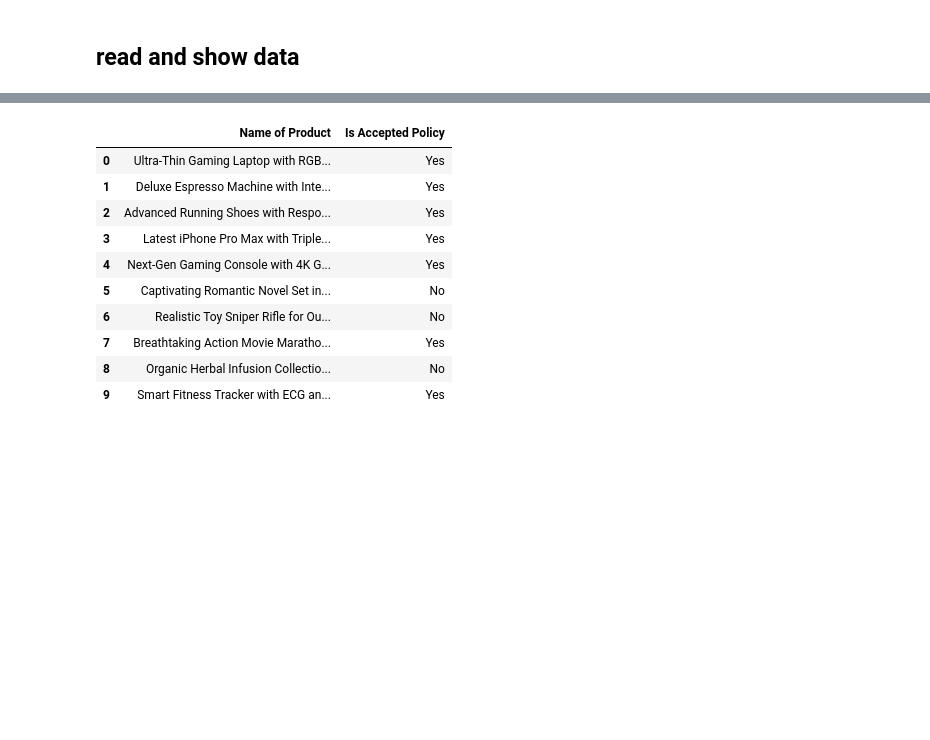
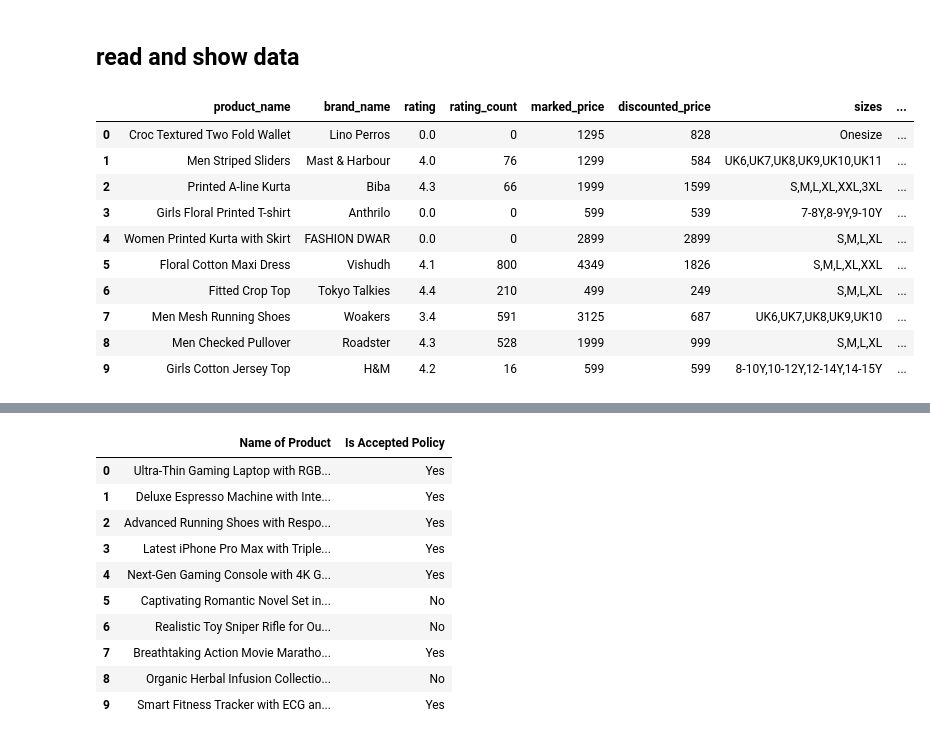
Before and after one commit to ynstf/product-filter-policy-model-with-nlp, a Jupyter notebook: Product Policy Compliance Prediction using LSTM Model.ipynb, the cells around one changed output, grey strips where cells are left out. Cells and saved outputs as stored; diff of their text form; code cells hidden in the pictures; blank space fills up the shorter version.

```diff
--- a/Product Policy Compliance Prediction using LSTM Model.ipynb
+++ b/Product Policy Compliance Prediction using LSTM Model.ipynb
@@ -2,3 +2,19 @@
 # manipulation of data
 # %% [markdown]
 ## read and show data
+# %%
+import pandas as pd
+df_yes = pd.read_csv('data.csv')
+df_yes.head(10)
+# %% [output]
+|  | product_name | brand_name | rating | rating_count | marked_price | discounted_price | sizes | ... |
+| 0 | Croc Textured Two Fold Wallet | Lino Perros | 0.0 | 0 | 1295 | 828 | Onesize | ... |
+| 1 | Men Striped Sliders | Mast & Harbour | 4.0 | 76 | 1299 | 584 | UK6,UK7,UK8,UK9,UK10,UK11 | ... |
+| 2 | Printed A-line Kurta | Biba | 4.3 | 66 | 1999 | 1599 | S,M,L,XL,XXL,3XL | ... |
+| 3 | Girls Floral Printed T-shirt | Anthrilo | 0.0 | 0 | 599 | 539 | 7-8Y,8-9Y,9-10Y | ... |
+| 4 | Women Printed Kurta with Skirt | FASHION DWAR | 0.0 | 0 | 2899 | 2899 | S,M,L,XL | ... |
+| 5 | Floral Cotton Maxi Dress | Vishudh | 4.1 | 800 | 4349 | 1826 | S,M,L,XL,XXL | ... |
+| 6 | Fitted Crop Top | Tokyo Talkies | 4.4 | 210 | 499 | 249 | S,M,L,XL | ... |
+| 7 | Men Mesh Running Shoes | Woakers | 3.4 | 591 | 3125 | 687 | UK6,UK7,UK8,UK9,UK10 | ... |
+| 8 | Men Checked Pullover | Roadster | 4.3 | 528 | 1999 | 999 | S,M,L,XL | ... |
+| 9 | Girls Cotton Jersey Top | H&M | 4.2 | 16 | 599 | 599 | 8-10Y,10-12Y,12-14Y,14-15Y | ... |
```
Also changed, not shown: parts of 38 cells of this notebook, 7 other files.
